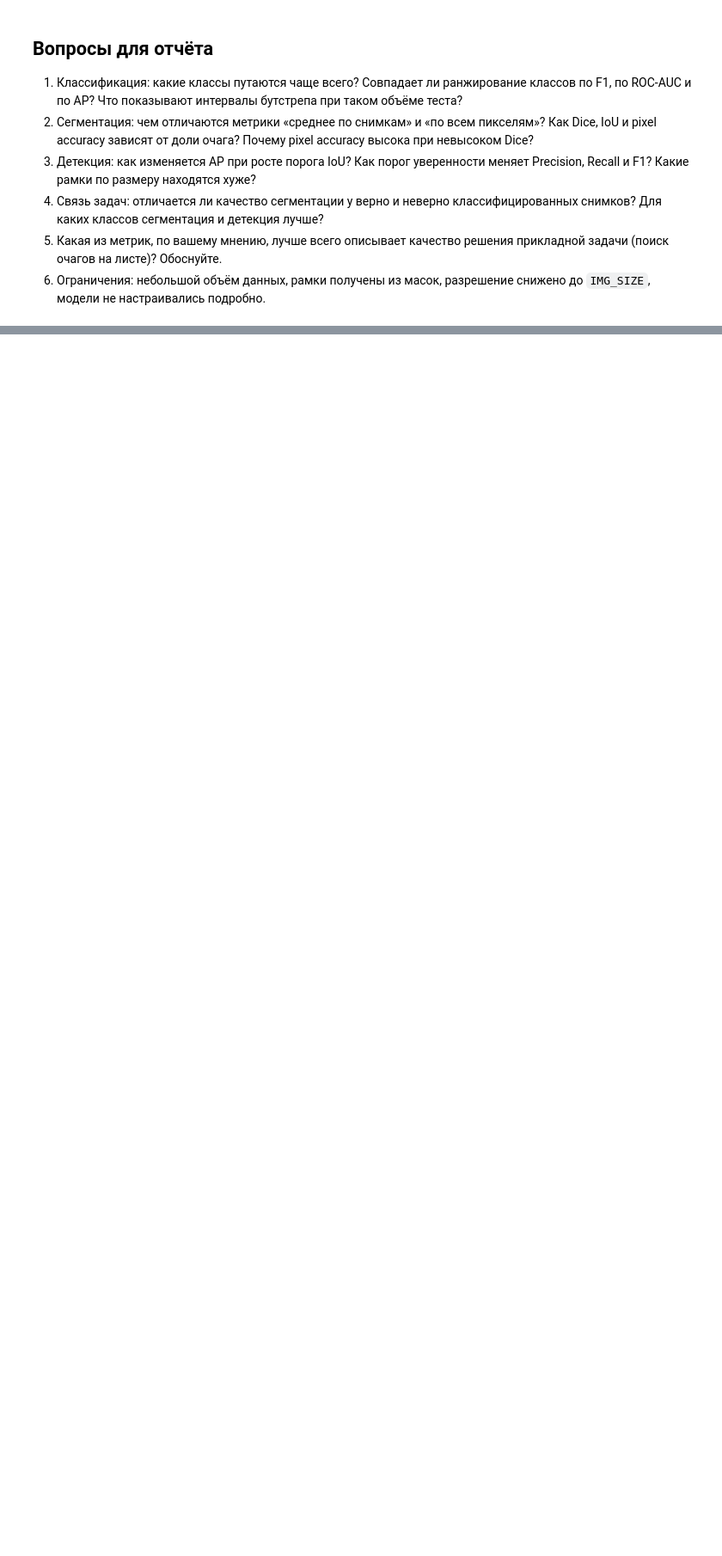
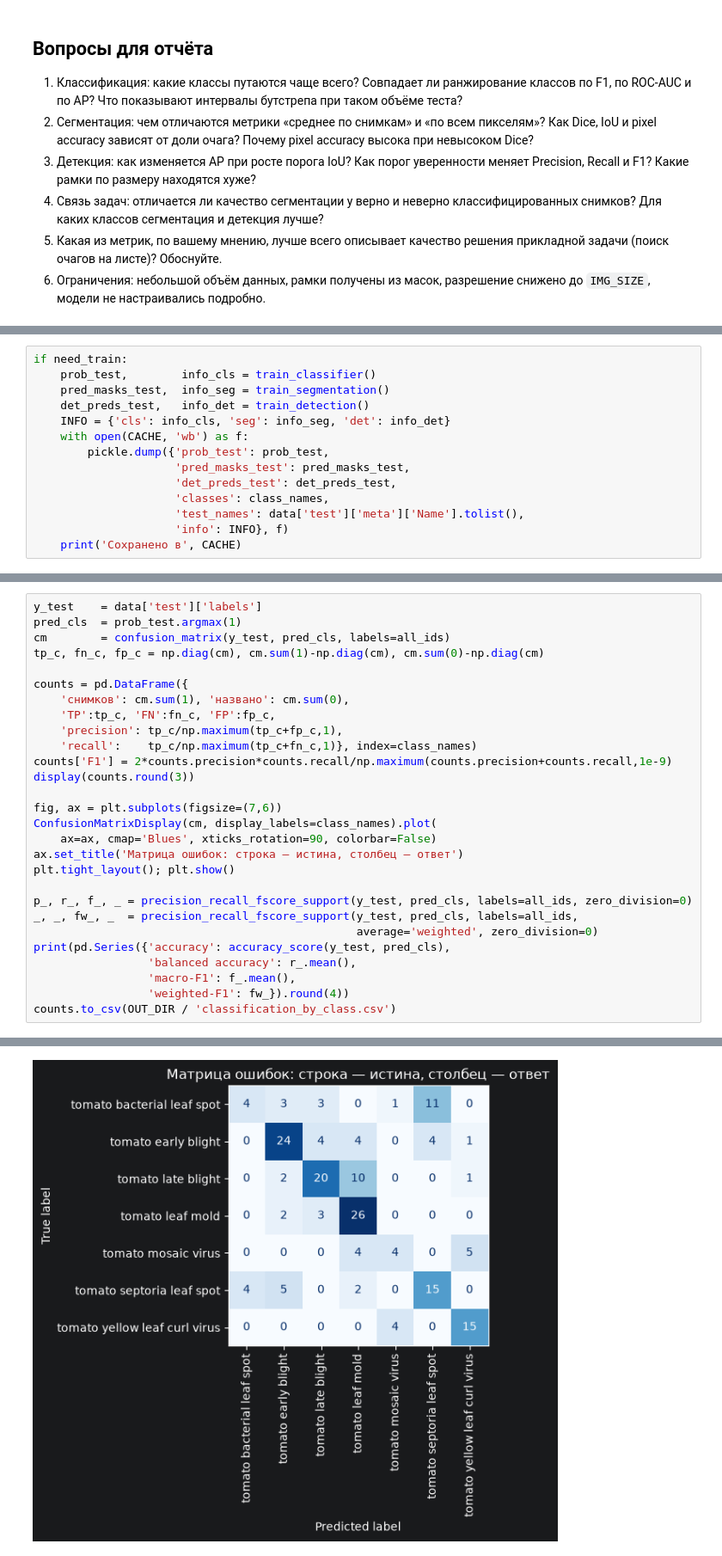
Before and after one commit to RaccoonKa/BFU_labs, a Jupyter notebook: NTMIP/lab_9/09_Practice.ipynb, the cells around one changed output, grey strips where cells are left out. Shown at 86% size. Drawn from its saved outputs; the diff is of its cells as text; blank space fills up the shorter version.

```diff
--- a/NTMIP/lab_9/09_Practice.ipynb
+++ b/NTMIP/lab_9/09_Practice.ipynb
@@ -940,0 +1379,14 @@ final.to_csv(OUT_DIR / 'final_summary.csv', index=False)
+# %%
+if need_train:
+    prob_test,        info_cls = train_classifier()
+    pred_masks_test,  info_seg = train_segmentation()
+    det_preds_test,   info_det = train_detection()
+    INFO = {'cls': info_cls, 'seg': info_seg, 'det': info_det}
+    with open(CACHE, 'wb') as f:
+        pickle.dump({'prob_test': prob_test,
+                     'pred_masks_test': pred_masks_test,
+                     'det_preds_test': det_preds_test,
+                     'classes': class_names,
+                     'test_names': data['test']['meta']['Name'].tolist(),
+                     'info': INFO}, f)
+    print('Сохранено в', CACHE)
@@ -940,0 +1425,29 @@ final.to_csv(OUT_DIR / 'final_summary.csv', index=False)
+# %%
+y_test    = data['test']['labels']
+pred_cls  = prob_test.argmax(1)
+cm        = confusion_matrix(y_test, pred_cls, labels=all_ids)
+tp_c, fn_c, fp_c = np.diag(cm), cm.sum(1)-np.diag(cm), cm.sum(0)-np.diag(cm)
+
+counts = pd.DataFrame({
+    'снимков': cm.sum(1), 'названо': cm.sum(0),
+    'TP':tp_c, 'FN':fn_c, 'FP':fp_c,
+    'precision': tp_c/np.maximum(tp_c+fp_c,1),
+    'recall':    tp_c/np.maximum(tp_c+fn_c,1)}, index=class_names)
+counts['F1'] = 2*counts.precision*counts.recall/np.maximum(counts.precision+counts.recall,1e-9)
+display(counts.round(3))
+
+fig, ax = plt.subplots(figsize=(7,6))
+ConfusionMatrixDisplay(cm, display_labels=class_names).plot(
+    ax=ax, cmap='Blues', xticks_rotation=90, colorbar=False)
+ax.set_title('Матрица ошибок: строка — истина, столбец — ответ')
+plt.tight_layout(); plt.show()
+
+p_, r_, f_, _ = precision_recall_fscore_support(y_test, pred_cls, labels=all_ids, zero_division=0)
+_, _, fw_, _  = precision_recall_fscore_support(y_test, pred_cls, labels=all_ids,
+                                                average='weighted', zero_division=0)
+print(pd.Series({'accuracy': accuracy_score(y_test, pred_cls),
+                 'balanced accuracy': r_.mean(),
+                 'macro-F1': f_.mean(),
+                 'weighted-F1': fw_}).round(4))
+counts.to_csv(OUT_DIR / 'classification_by_class.csv')
+# %% [output]
@@ -940,0 +1462 @@ final.to_csv(OUT_DIR / 'final_summary.csv', index=False)
+[figure, added]
```
Also changed, not shown: parts of 21 cells of this notebook, 10 other files.
